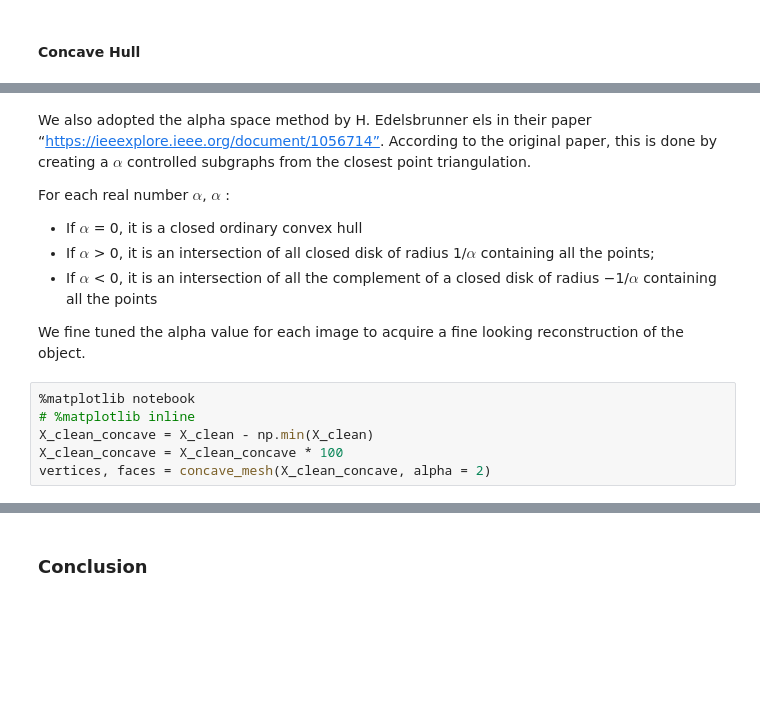
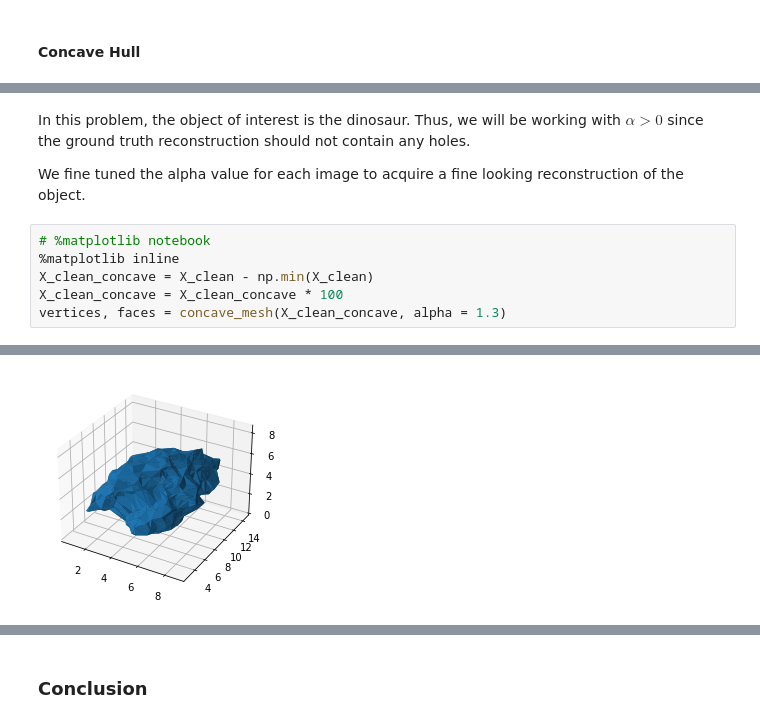
Before and after one commit to mingyuwoo98/volumetric-surface-reconstruction, a Jupyter notebook: Report.ipynb, the cells around one changed output, grey strips where cells are left out. Drawn from its saved outputs; the diff is of its cells as text; blank space fills up the shorter version.

```diff
--- a/Report.ipynb
+++ b/Report.ipynb
@@ -450,16 +475,11 @@ tri = convex_mesh(X_clean.T)
 # %% [markdown]
-We also adopted the alpha space method by H. Edelsbrunner els in their paper “https://ieeexplore.ieee.org/document/1056714”.  According to the original paper, this is done by creating a $\alpha$ controlled subgraphs from the closest point triangulation.
-
-For each real number $\alpha$, $\alpha$ :
-* If $\alpha$  = 0, it is a closed ordinary convex hull
-* If $\alpha$  > 0, it is an intersection of all closed disk of radius 1/$\alpha$ containing all the points;
-* If $\alpha$  < 0, it is an intersection of all the complement of a closed disk of radius −1/$\alpha$ containing all the points
+In this problem, the object of interest is the dinosaur. Thus, we will be working with $\alpha > 0$ since the ground truth reconstruction should not contain any holes.
 
 We fine tuned the alpha value for each image to acquire a fine looking reconstruction of the object.
 # %%
-%matplotlib notebook
-# %matplotlib inline
+# %matplotlib notebook
+%matplotlib inline
 X_clean_concave = X_clean - np.min(X_clean)
 X_clean_concave = X_clean_concave * 100
-vertices, faces = concave_mesh(X_clean_concave, alpha = 2)
+vertices, faces = concave_mesh(X_clean_concave, alpha = 1.3)
 # %% [output]
@@ -468,3 +486,4 @@ vertices, faces = concave_mesh(X_clean_concave, alpha = 2)
+[figure, added]
 # %% [markdown]
 ### Discussion
 
```
Also changed, not shown: parts of 9 cells of this notebook, 2 other files.
